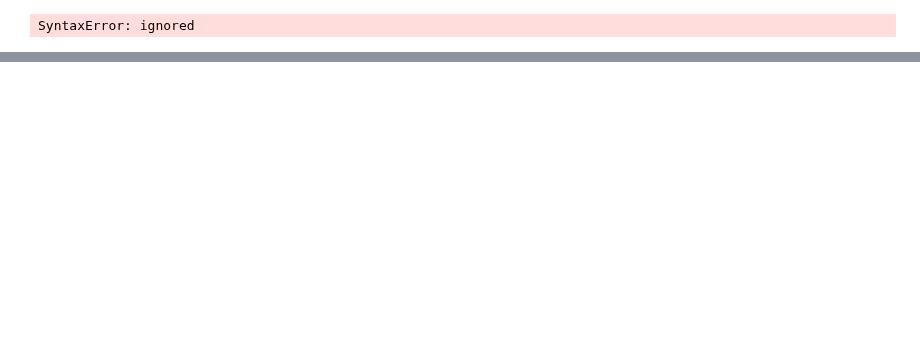
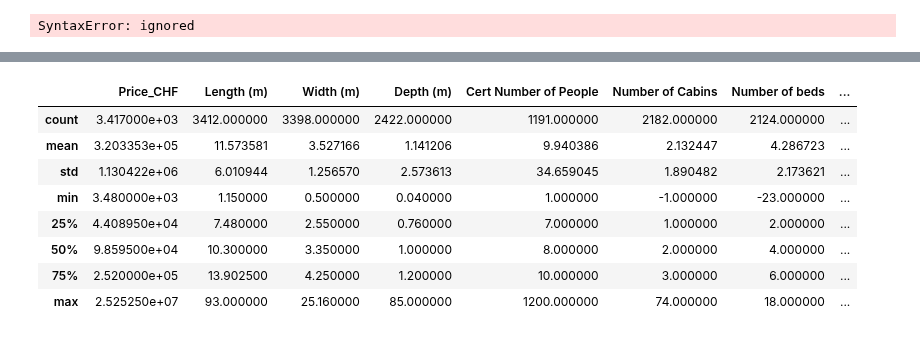
Before and after one commit to kristy25/AcademyPublic, a Jupyter notebook: Untitled1.ipynb, the cells around one changed output, grey strips where cells are left out. Cells and saved outputs as stored; diff of their text form; code cells hidden in the pictures; blank space fills up the shorter version.

```diff
--- a/Untitled1.ipynb
+++ b/Untitled1.ipynb
@@ -877,0 +977,2 @@ train,validation=train_test_split(train_val, test_size=0.33,random_state=42)
+# %%
+train.drop(columns=['Cruising Speed','Max Speed','Engine Performance'],inplace=True)
@@ -877,0 +988,4 @@ train,validation=train_test_split(train_val, test_size=0.33,random_state=42)
+# %%
+current_year=2022
+
+train['age_boat']=current_year - train['Year Built']
@@ -877,0 +1001,5 @@ train,validation=train_test_split(train_val, test_size=0.33,random_state=42)
+# %%
+train.drop(columns=['Year Built'],inplace=True)
+# %%
+col_categoricals=[col for col in train.columns if train[col].dtypes=='O'] # 'O' means object, can also use 'object'. 'float64' for float
+col_numericals=[col for col in train.columns if col not in col_categoricals+['Advertisement Date']]
@@ -877,0 +1045,13 @@ train,validation=train_test_split(train_val, test_size=0.33,random_state=42)
+# %%
+# to see if there's any abnormal values
+train[col_numericals].describe()
+# %% [output]
+|  | Price_CHF | Length (m) | Width (m) | Depth (m) | Cert Number of People | Number of Cabins | Number of beds | ... |
+| count | 3.417000e+03 | 3412.000000 | 3398.000000 | 2422.000000 | 1191.000000 | 2182.000000 | 2124.000000 | ... |
+| mean | 3.203353e+05 | 11.573581 | 3.527166 | 1.141206 | 9.940386 | 2.132447 | 4.286723 | ... |
+| std | 1.130422e+06 | 6.010944 | 1.256570 | 2.573613 | 34.659045 | 1.890482 | 2.173621 | ... |
+| min | 3.480000e+03 | 1.150000 | 0.500000 | 0.040000 | 1.000000 | -1.000000 | -23.000000 | ... |
+| 25% | 4.408950e+04 | 7.480000 | 2.550000 | 0.760000 | 7.000000 | 1.000000 | 2.000000 | ... |
+| 50% | 9.859500e+04 | 10.300000 | 3.350000 | 1.000000 | 8.000000 | 2.000000 | 4.000000 | ... |
+| 75% | 2.520000e+05 | 13.902500 | 4.250000 | 1.200000 | 10.000000 | 3.000000 | 6.000000 | ... |
+| max | 2.525250e+07 | 93.000000 | 25.160000 | 85.000000 | 1200.000000 | 74.000000 | 18.000000 | ... |
```
Also changed, not shown: parts of 30 cells of this notebook.
